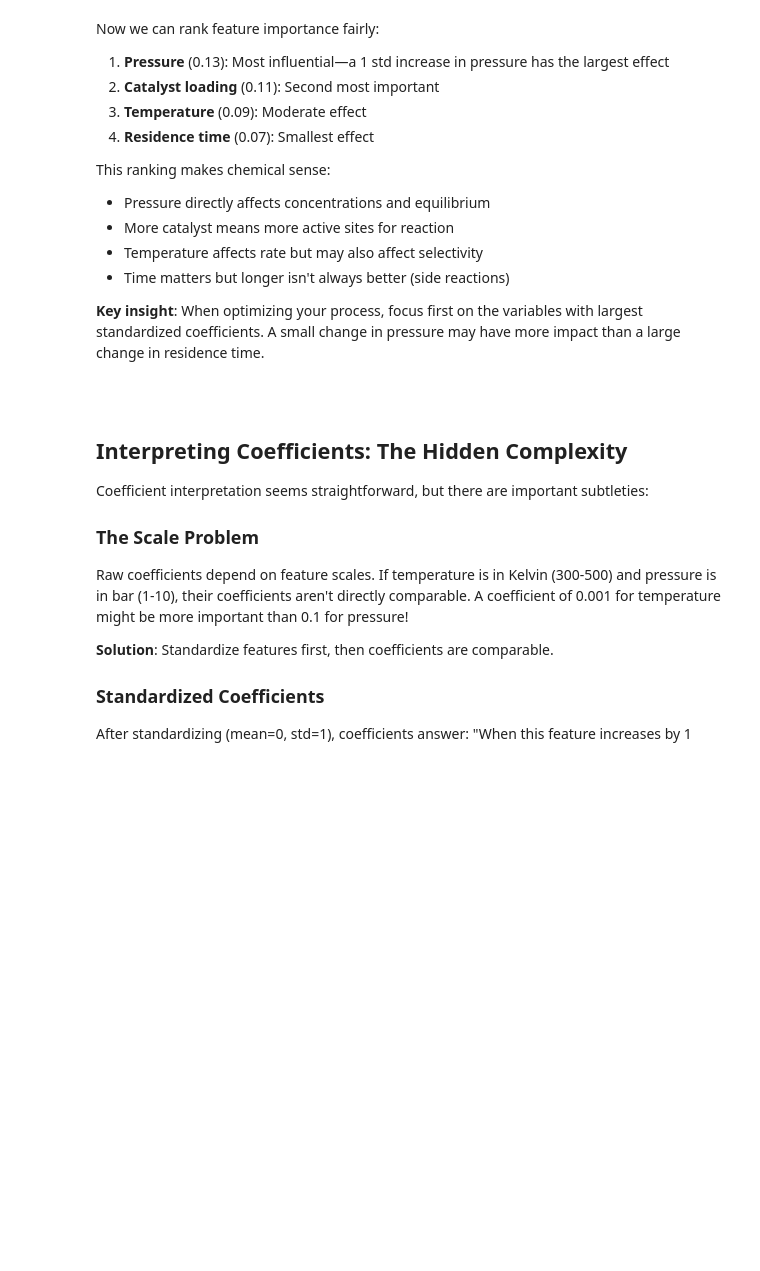
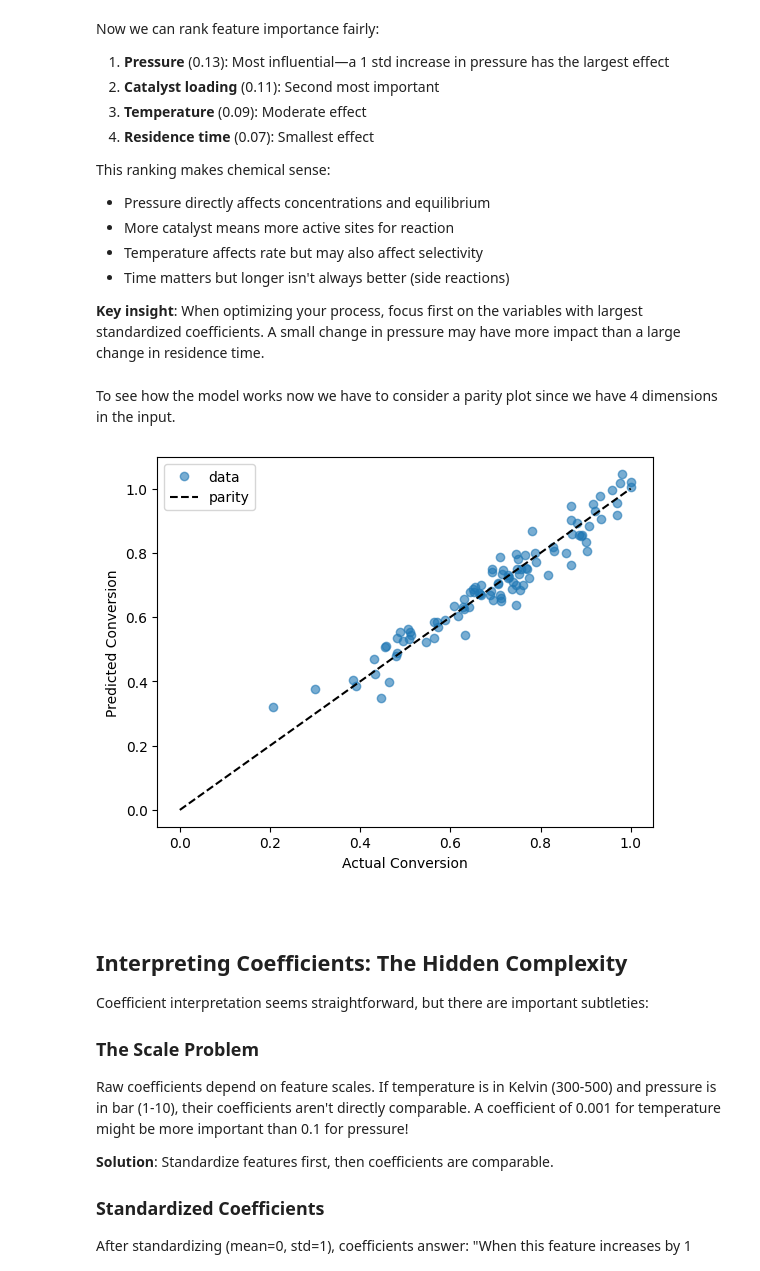
Before and after one commit to jkitchin/s26-06642, a Jupyter notebook: dsmles/06-linear-regression/linear-regression.ipynb, the cells around one changed output. Saved outputs shown, nothing was run; the diff lists cells and outputs as text; code cells hidden in the pictures; blank space fills up the shorter version.

````diff
--- a/dsmles/06-linear-regression/linear-regression.ipynb
+++ b/dsmles/06-linear-regression/linear-regression.ipynb
@@ -191,6 +209,16 @@ This ranking makes chemical sense:
 - Time matters but longer isn't always better (side reactions)
 
 **Key insight**: When optimizing your process, focus first on the variables with largest standardized coefficients. A small change in pressure may have more impact than a large change in residence time.
+# %% [markdown]
+To see how the model works now we have to consider a parity plot since we have 4 dimensions in the input.
+# %%
+plt.plot(y, model.predict(X), 'o', alpha=0.6, label='data')
+plt.plot([0, 1], [0, 1], 'k--', label='parity')
+plt.xlabel('Actual Conversion')
+plt.ylabel('Predicted Conversion')
+plt.legend();
+# %% [output]
+[figure, added]
 # %% [markdown]
 ```{index} standardized coefficients, feature importance
 ```
````
Also changed, not shown: parts of 4 cells of this notebook.
